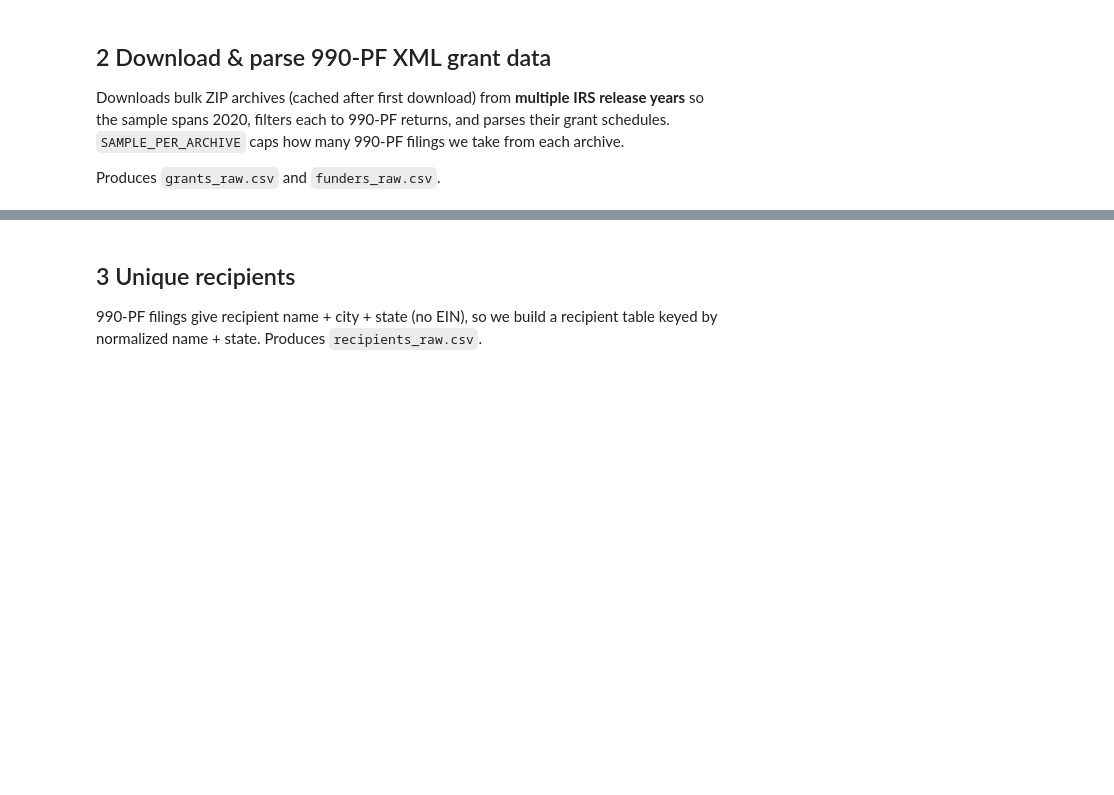
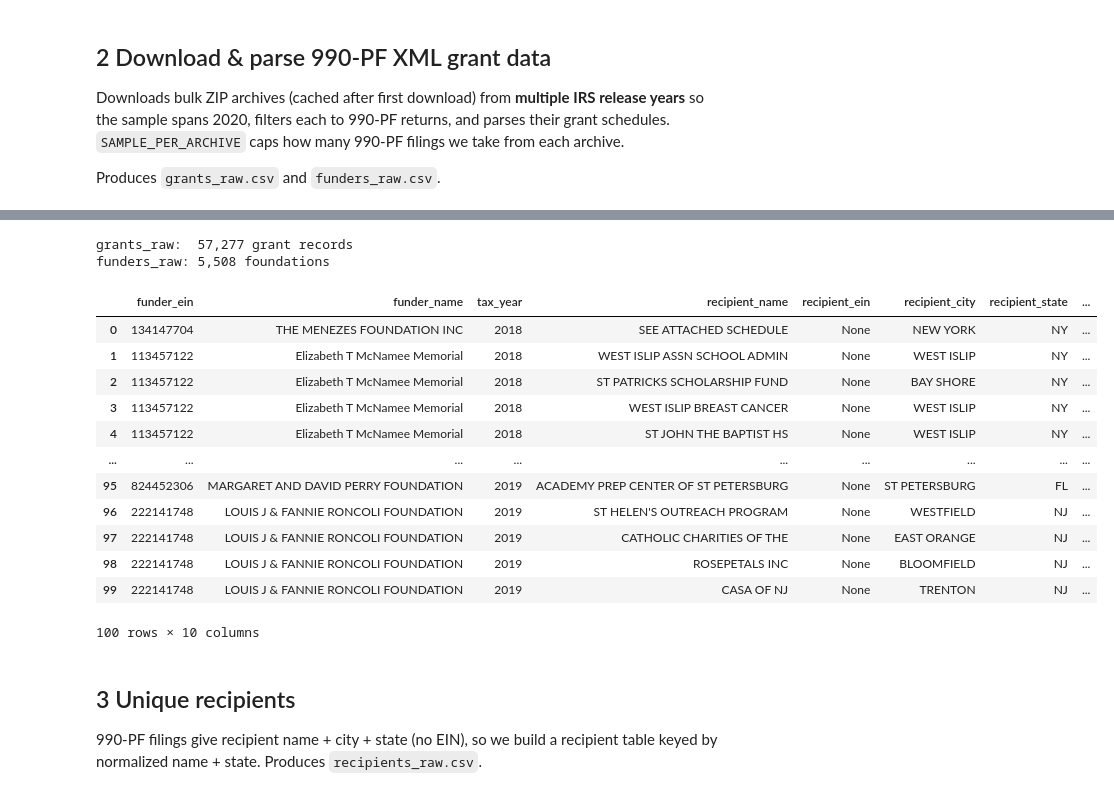
Before and after one commit to Xanderr1/racial-equity-grantmaking, a Jupyter notebook: notebooks/01_data_collection.ipynb, the cells around one changed output, grey strips where cells are left out. Cells and saved outputs as stored; diff of their text form; code cells hidden in the pictures; blank space fills up the shorter version.

```diff
--- a/notebooks/01_data_collection.ipynb
+++ b/notebooks/01_data_collection.ipynb
@@ -82,25 +105,41 @@ print(f"Collected {len(filings):,} 990-PF filings across {len(ARCHIVES)} release
 # %%
 grants_records = []
 funder_records = []
 
 for oid, xml_text in tqdm(filings.items(), desc='Parsing 990-PF XML'):
     try:
         gs = parse_990pf_grants(xml_text)
         for g in gs:
             g['object_id'] = oid
         grants_records.extend(gs)
         funder_records.append(parse_990pf_funder_summary(xml_text))
     except Exception as e:
         print(f"parse error {oid}: {e}")
 
 grants_raw = pd.DataFrame(grants_records)
 funders_raw = pd.DataFrame(funder_records)
 grants_raw.to_csv(RAW / 'grants_raw.csv', index=False)
 funders_raw.to_csv(RAW / 'funders_raw.csv', index=False)
 
 print(f"grants_raw:  {grants_raw.shape[0]:,} grant records")
 print(f"funders_raw: {funders_raw.shape[0]:,} foundations")
-grants_raw.head()
+grants_raw.head(100)
+# %% [output]
+grants_raw:  57,277 grant records
+funders_raw: 5,508 foundations
+|  | funder_ein | funder_name | tax_year | recipient_name | recipient_ein | recipient_city | recipient_state | ... |
+| 0 | 134147704 | THE MENEZES FOUNDATION INC | 2018 | SEE ATTACHED SCHEDULE | None | NEW YORK | NY | ... |
+| 1 | 113457122 | Elizabeth T McNamee Memorial | 2018 | WEST ISLIP ASSN SCHOOL ADMIN | None | WEST ISLIP | NY | ... |
+| 2 | 113457122 | Elizabeth T McNamee Memorial | 2018 | ST PATRICKS SCHOLARSHIP FUND | None | BAY SHORE | NY | ... |
+| 3 | 113457122 | Elizabeth T McNamee Memorial | 2018 | WEST ISLIP BREAST CANCER | None | WEST ISLIP | NY | ... |
+| 4 | 113457122 | Elizabeth T McNamee Memorial | 2018 | ST JOHN THE BAPTIST HS | None | WEST ISLIP | NY | ... |
+| ... | ... | ... | ... | ... | ... | ... | ... | ... |
+| 95 | 824452306 | MARGARET AND DAVID PERRY FOUNDATION | 2019 | ACADEMY PREP CENTER OF ST PETERSBURG | None | ST PETERSBURG | FL | ... |
+| 96 | 222141748 | LOUIS J & FANNIE RONCOLI FOUNDATION | 2019 | ST HELEN'S OUTREACH PROGRAM | None | WESTFIELD | NJ | ... |
+| 97 | 222141748 | LOUIS J & FANNIE RONCOLI FOUNDATION | 2019 | CATHOLIC CHARITIES OF THE | None | EAST ORANGE | NJ | ... |
+| 98 | 222141748 | LOUIS J & FANNIE RONCOLI FOUNDATION | 2019 | ROSEPETALS INC | None | BLOOMFIELD | NJ | ... |
+| 99 | 222141748 | LOUIS J & FANNIE RONCOLI FOUNDATION | 2019 | CASA OF NJ | None | TRENTON | NJ | ... |
+100 rows × 10 columns
 # %% [markdown]
 ## 3  Unique recipients
 
```
Also changed, not shown: parts of 6 cells of this notebook, 5 other files.
